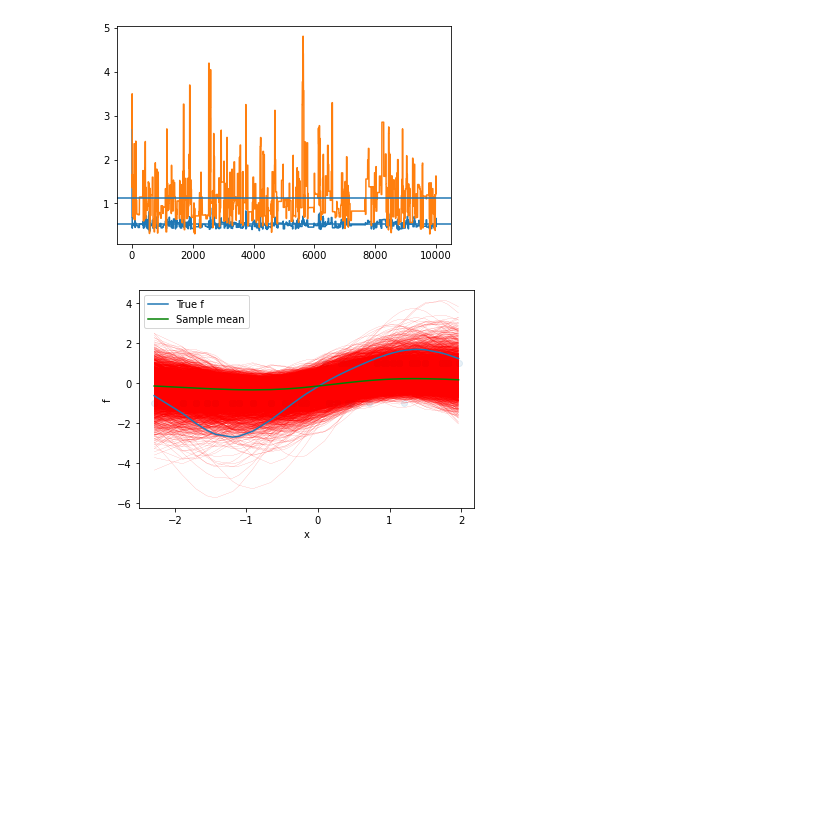
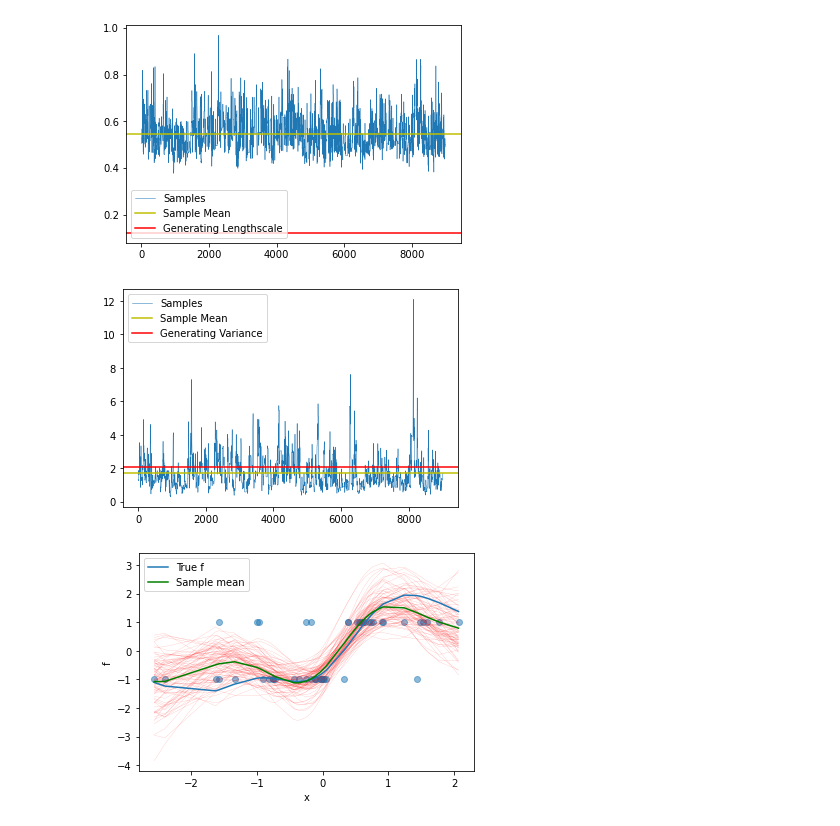
Before and after one commit to Tennessee-Wallaceh/gproc, a Jupyter notebook: notebooks/Joint-Posterior-Sampling.ipynb, the cells around one changed output. Cells and saved outputs as stored; diff of their text form; code cells hidden in the pictures; blank space fills up the shorter version.

```diff
--- a/notebooks/Joint-Posterior-Sampling.ipynb
+++ b/notebooks/Joint-Posterior-Sampling.ipynb
@@ -105,5 +35,5 @@ def joint_sampler(iters, y, x, th_0, marg_0, cov, N_imp = 100, burn_in = 1, verb
 # %%
-f_arr, th_arr, marg_arr, acc_rate = joint_sampler(10000, y, x, th_0, marg_0, cov = np.eye(th_0.shape[0]))
+f_arr, th_arr, marg_arr, acc_rate = joint_sampler(10000, y, x, th_0, marg_0, cov = 0.1*np.eye(th_0.shape[0]), N_imp = 64, burn_in = 50, verbose = True)
 # %%
 acc_rate*100
 # %% [output]
@@ -111,22 +41,33 @@ acc_rate*100
 # %%
-plt.plot(np.exp(th_arr[:, 0]))
-plt.axhline(y =  np.mean(np.exp(th_arr[:, 0])))
-plt.plot(np.exp(th_arr[:, 1]))
-plt.axhline(y =  np.mean(np.exp(th_arr[:, 0])))
+burn_in = 1000
+
+plt.plot(np.exp(th_arr[burn_in:, 0]), label = 'Samples', linewidth = 0.5)
+plt.axhline(y = np.mean(np.exp(th_arr[burn_in:, 0])), c = 'y', label = 'Sample Mean')
+plt.axhline(y = .35**2, label = 'Generating Lengthscale', c = 'r')
+plt.legend()
 plt.show()
+
+plt.plot(np.exp(th_arr[burn_in:, 1]), label = 'Samples', linewidth = 0.5)
+plt.axhline(y = np.mean(np.exp(th_arr[burn_in:, 1])), c = 'y', label = 'Sample Mean')
+plt.axhline(y = 2.08, label = 'Generating Variance', c = 'r')
+plt.legend()
+plt.show()
 # %% [output]
-[figure, old version]
+[figure, new version]
+[figure, added]
 # %%
 sort_ix = np.argsort(x.reshape(-1))
+
 plt.xlabel('x')
 plt.ylabel('f')
-for i in range(f_arr.shape[0]):
-    plt.plot(x[sort_ix], f_arr[i, :][sort_ix], c='r', linewidth = 0.1)
+for i in range(burn_in, f_arr.shape[0], 100):
+    plt.plot(x[sort_ix], f_arr[i, :][sort_ix], c = 'r', linewidth = 0.1, alpha = 0.8)
+
 plt.plot(x[sort_ix], f[sort_ix], label='True f')
-plt.plot(x[sort_ix], f_arr.mean(axis = 0)[sort_ix], c='g', label='Sample mean')
-plt.scatter(x, y, alpha=0.1)
+plt.plot(x[sort_ix], f_arr[burn_in:, :].mean(axis = 0)[sort_ix], c='g', label='Sample mean')
+plt.scatter(x, y, alpha=0.5)
 
 plt.legend()
 plt.show()
 # %% [output]
-[figure, old version]
+[figure, new version]
```
Also changed, not shown: parts of 5 cells of this notebook, 3 other files.
